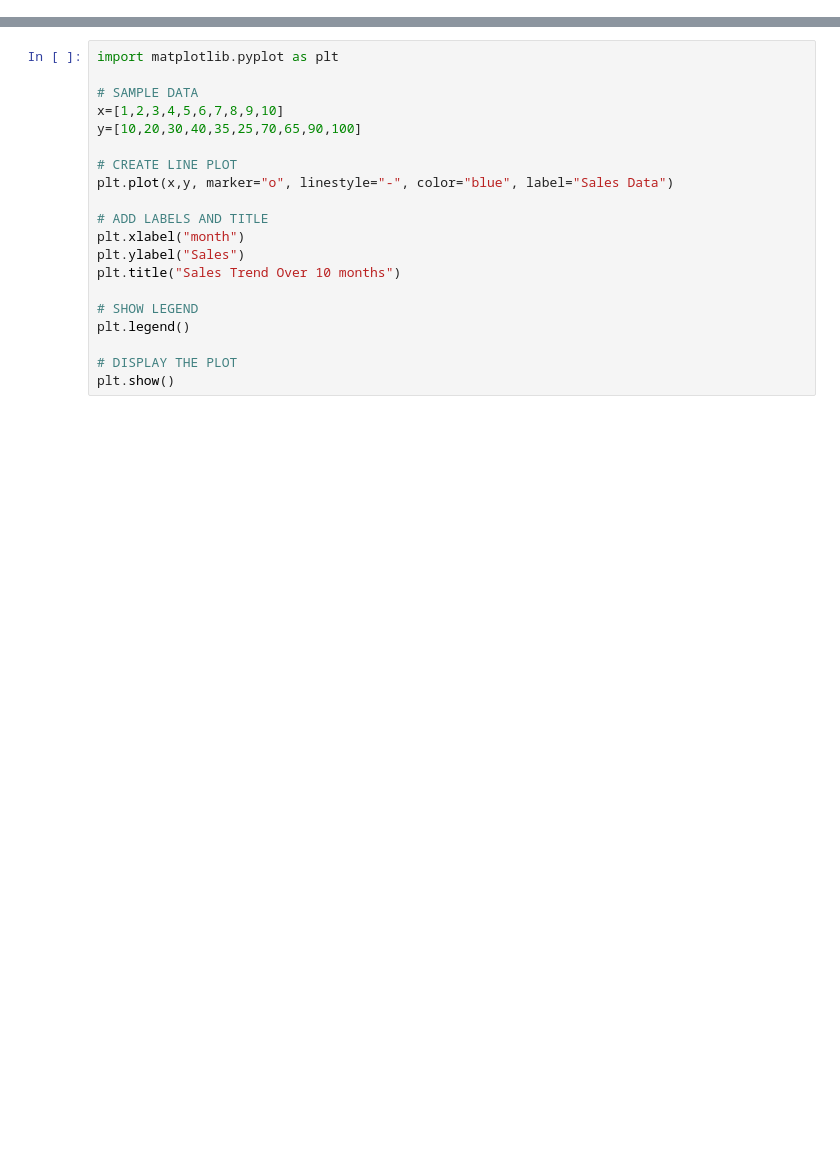
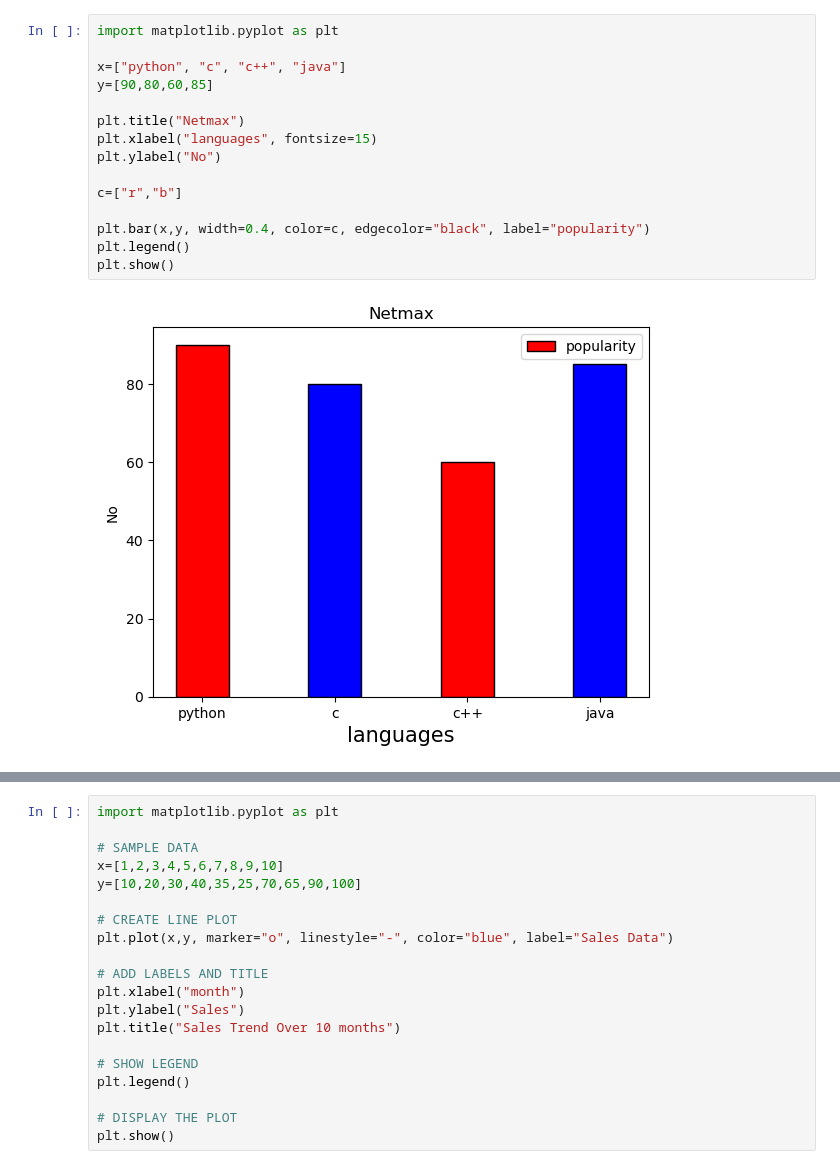
Before and after one commit to parshant44/python-learning, a Jupyter notebook: Matplotlib.ipynb, the cells around one changed output, grey strips where cells are left out. Saved outputs shown, nothing was run; the diff lists cells and outputs as text; blank space fills up the shorter version.

```diff
--- a/Matplotlib.ipynb
+++ b/Matplotlib.ipynb
@@ -0,0 +28,17 @@
+# %%
+import matplotlib.pyplot as plt
+
+x=["python", "c", "c++", "java"]
+y=[90,80,60,85]
+
+plt.title("Netmax")
+plt.xlabel("languages", fontsize=15)
+plt.ylabel("No")
+
+c=["r","b"]
+
+plt.bar(x,y, width=0.4, color=c, edgecolor="black", label="popularity")
+plt.legend()
+plt.show()
+# %% [output]
+[figure, added]
```
Also changed, not shown: parts of 69 cells of this notebook, 3 other files.
